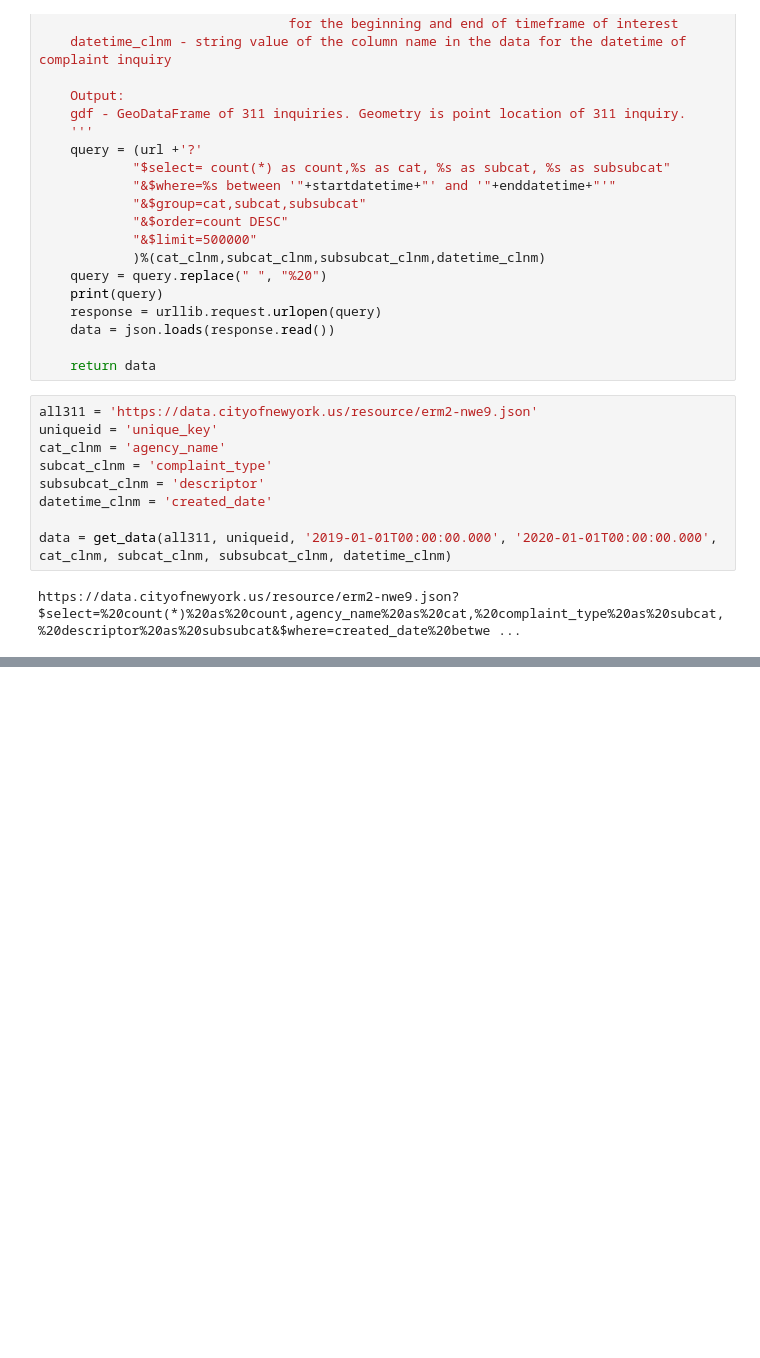
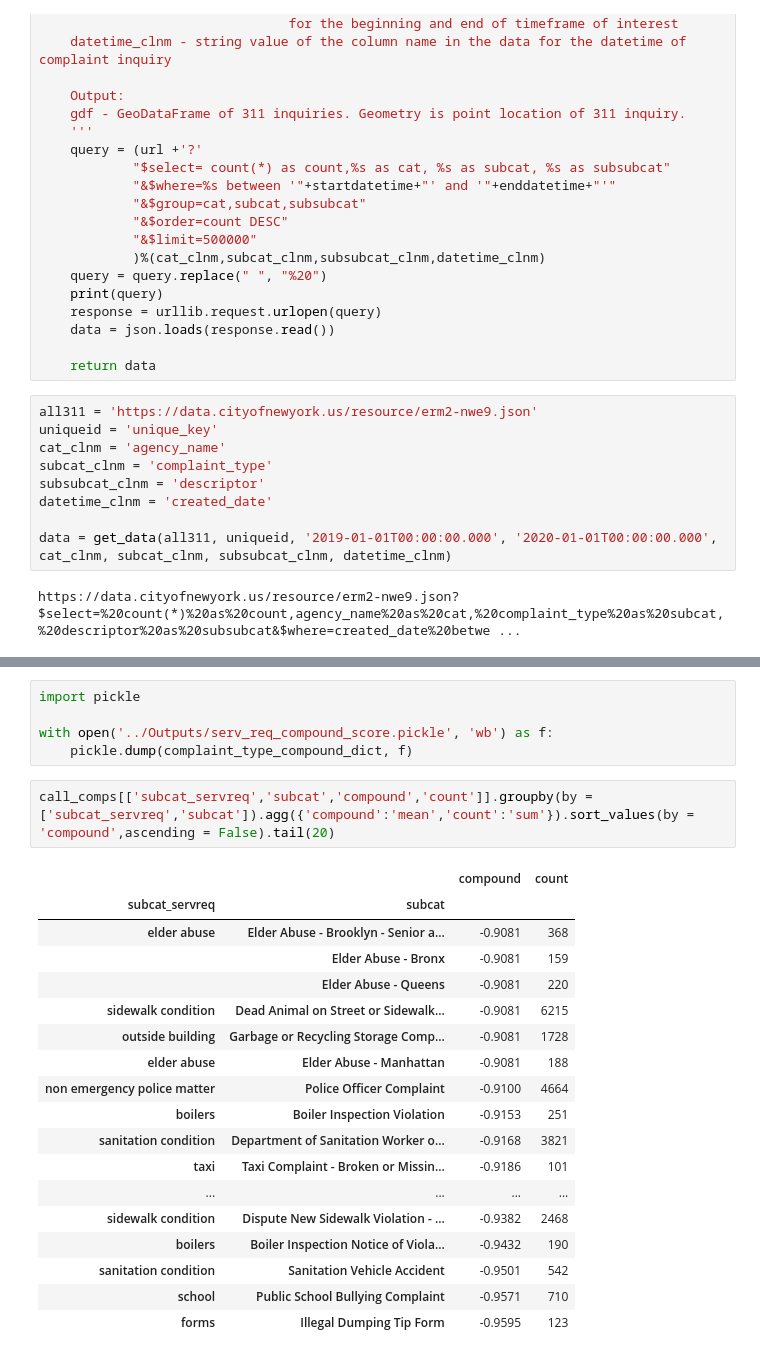
Before and after one commit to emj1020/311_sentiment_analysis, a Jupyter notebook: Scripts/Finding_Overlapping_Complaints.ipynb, the cells around one changed output, grey strips where cells are left out. Cells and saved outputs as stored; diff of their text form; blank space fills up the shorter version.

```diff
--- a/Scripts/Finding_Overlapping_Complaints.ipynb
+++ b/Scripts/Finding_Overlapping_Complaints.ipynb
@@ -523,0 +794,26 @@ len(list(result_dict.values()))
+# %%
+import pickle
+
+with open('../Outputs/serv_req_compound_score.pickle', 'wb') as f:
+    pickle.dump(complaint_type_compound_dict, f)
+# %%
+call_comps[['subcat_servreq','subcat','compound','count']].groupby(by = ['subcat_servreq','subcat']).agg({'compound':'mean','count':'sum'}).sort_values(by = 'compound',ascending = False).tail(20)
+# %% [output]
+|  |  | compound | count |
+| subcat_servreq | subcat |  |  |
+| elder abuse | Elder Abuse - Brooklyn - Senior a... | -0.9081 | 368 |
+|  | Elder Abuse - Bronx | -0.9081 | 159 |
+|  | Elder Abuse - Queens | -0.9081 | 220 |
+| sidewalk condition | Dead Animal on Street or Sidewalk... | -0.9081 | 6215 |
+| outside building | Garbage or Recycling Storage Comp... | -0.9081 | 1728 |
+| elder abuse | Elder Abuse - Manhattan | -0.9081 | 188 |
+| non emergency police matter | Police Officer Complaint | -0.9100 | 4664 |
+| boilers | Boiler Inspection Violation | -0.9153 | 251 |
+| sanitation condition | Department of Sanitation Worker o... | -0.9168 | 3821 |
+| taxi | Taxi Complaint - Broken or Missin... | -0.9186 | 101 |
+| ... | ... | ... | ... |
+| sidewalk condition | Dispute New Sidewalk Violation - ... | -0.9382 | 2468 |
+| boilers | Boiler Inspection Notice of Viola... | -0.9432 | 190 |
+| sanitation condition | Sanitation Vehicle Accident | -0.9501 | 542 |
+| school | Public School Bullying Complaint | -0.9571 | 710 |
+| forms | Illegal Dumping Tip Form | -0.9595 | 123 |
```
Also changed, not shown: parts of 93 cells of this notebook, 3 other files.
